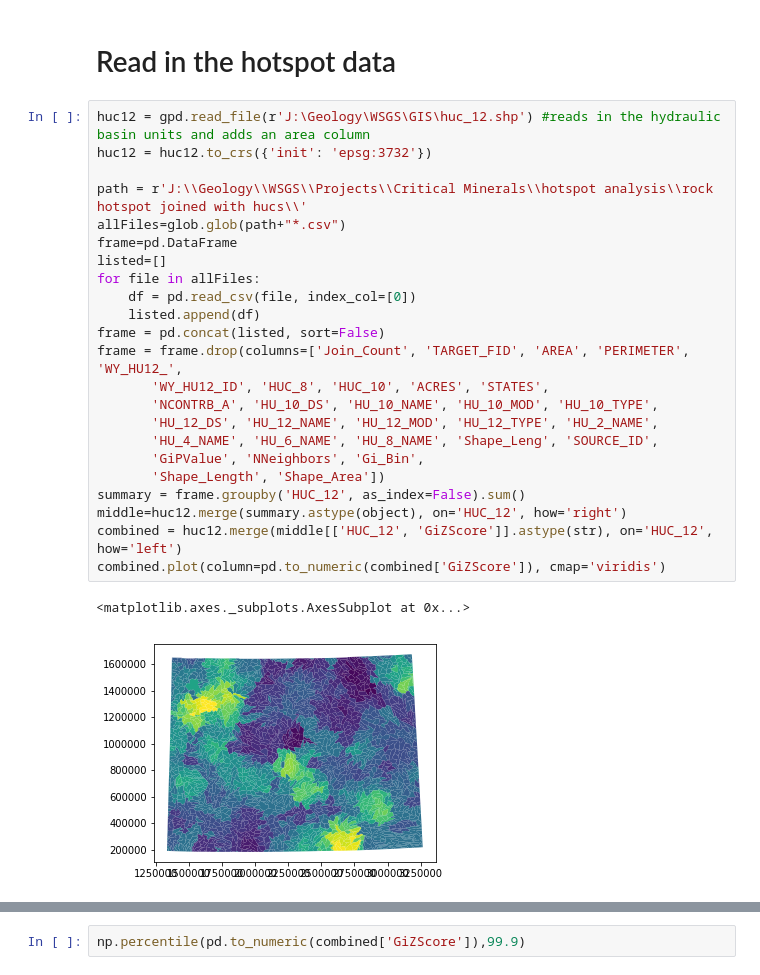
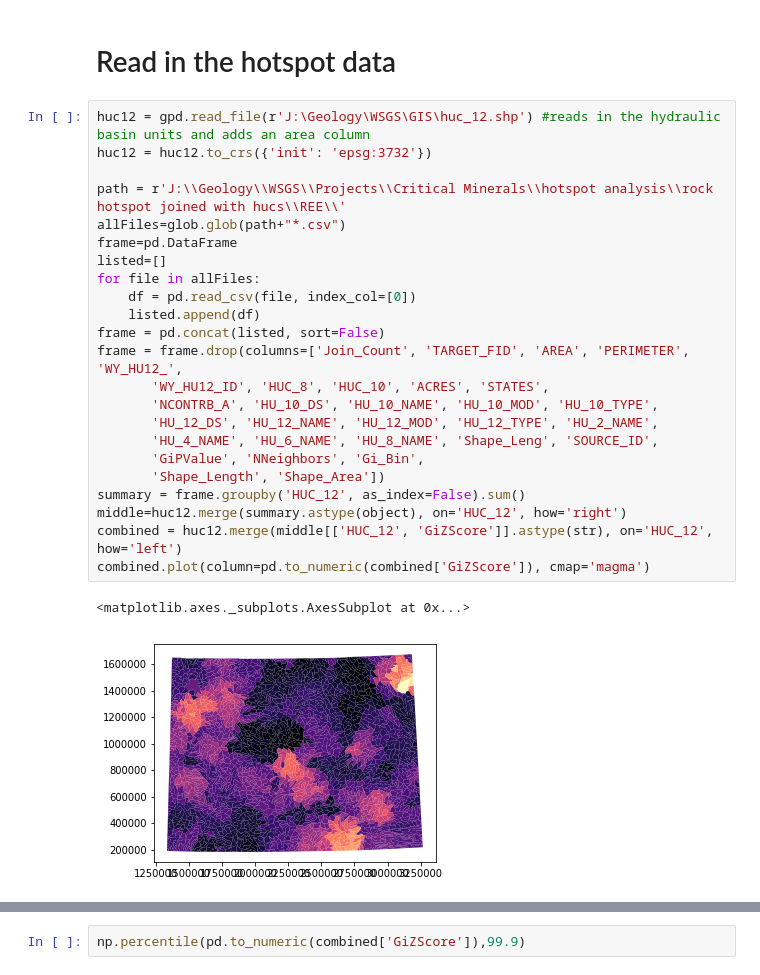
Before and after one commit to jessepisel/criticalandstrategic, a Jupyter notebook: rock hotspots.ipynb, the cells around one changed output, grey strips where cells are left out. Cells and saved outputs as stored; diff of their text form.

Commit message:
hotspot analysis is up and running

```diff
--- a/rock hotspots.ipynb
+++ b/rock hotspots.ipynb
@@ -86,29 +82,29 @@ maximal.to_file(driver='ESRI Shapefile', filename='max_rock_values.shp')
 # %%
 huc12 = gpd.read_file(r'J:\Geology\WSGS\GIS\huc_12.shp') #reads in the hydraulic basin units and adds an area column
 huc12 = huc12.to_crs({'init': 'epsg:3732'})
 
-path = r'J:\\Geology\\WSGS\\Projects\\Critical Minerals\\hotspot analysis\\rock hotspot joined with hucs\\'
+path = r'J:\\Geology\\WSGS\\Projects\\Critical Minerals\\hotspot analysis\\rock hotspot joined with hucs\\REE\\'
 allFiles=glob.glob(path+"*.csv")
 frame=pd.DataFrame
 listed=[]
 for file in allFiles:
     df = pd.read_csv(file, index_col=[0])
     listed.append(df)
 frame = pd.concat(listed, sort=False)
 frame = frame.drop(columns=['Join_Count', 'TARGET_FID', 'AREA', 'PERIMETER', 'WY_HU12_',
        'WY_HU12_ID', 'HUC_8', 'HUC_10', 'ACRES', 'STATES',
        'NCONTRB_A', 'HU_10_DS', 'HU_10_NAME', 'HU_10_MOD', 'HU_10_TYPE',
        'HU_12_DS', 'HU_12_NAME', 'HU_12_MOD', 'HU_12_TYPE', 'HU_2_NAME',
        'HU_4_NAME', 'HU_6_NAME', 'HU_8_NAME', 'Shape_Leng', 'SOURCE_ID',
        'GiPValue', 'NNeighbors', 'Gi_Bin',
        'Shape_Length', 'Shape_Area'])
 summary = frame.groupby('HUC_12', as_index=False).sum()
 middle=huc12.merge(summary.astype(object), on='HUC_12', how='right')
 combined = huc12.merge(middle[['HUC_12', 'GiZScore']].astype(str), on='HUC_12', how='left')
-combined.plot(column=pd.to_numeric(combined['GiZScore']), cmap='viridis')
+combined.plot(column=pd.to_numeric(combined['GiZScore']), cmap='magma')
 # %% [output]
 <matplotlib.axes._subplots.AxesSubplot at 0x...>
-[figure, old version]
+[figure, new version]
 # %%
 fig, ax = plt.subplots()
 combined.plot( color='gray', ax=ax)
```
Also changed, not shown: parts of 2 cells of this notebook, 1 other file.
